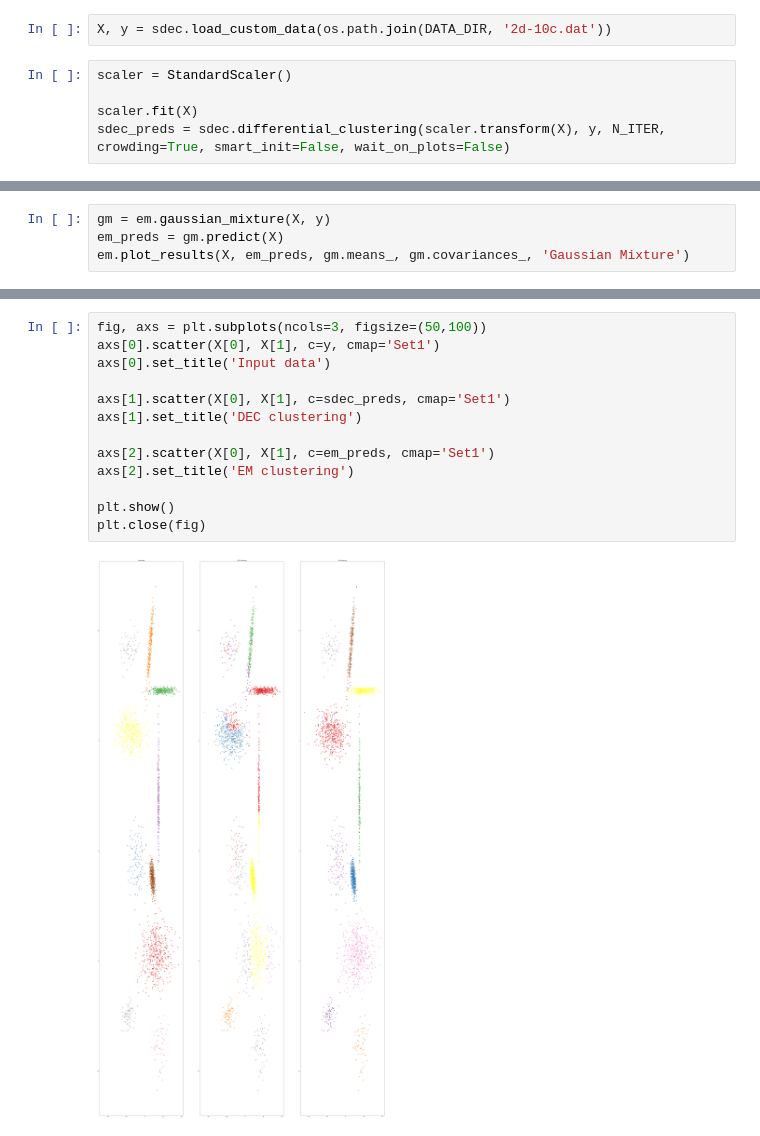
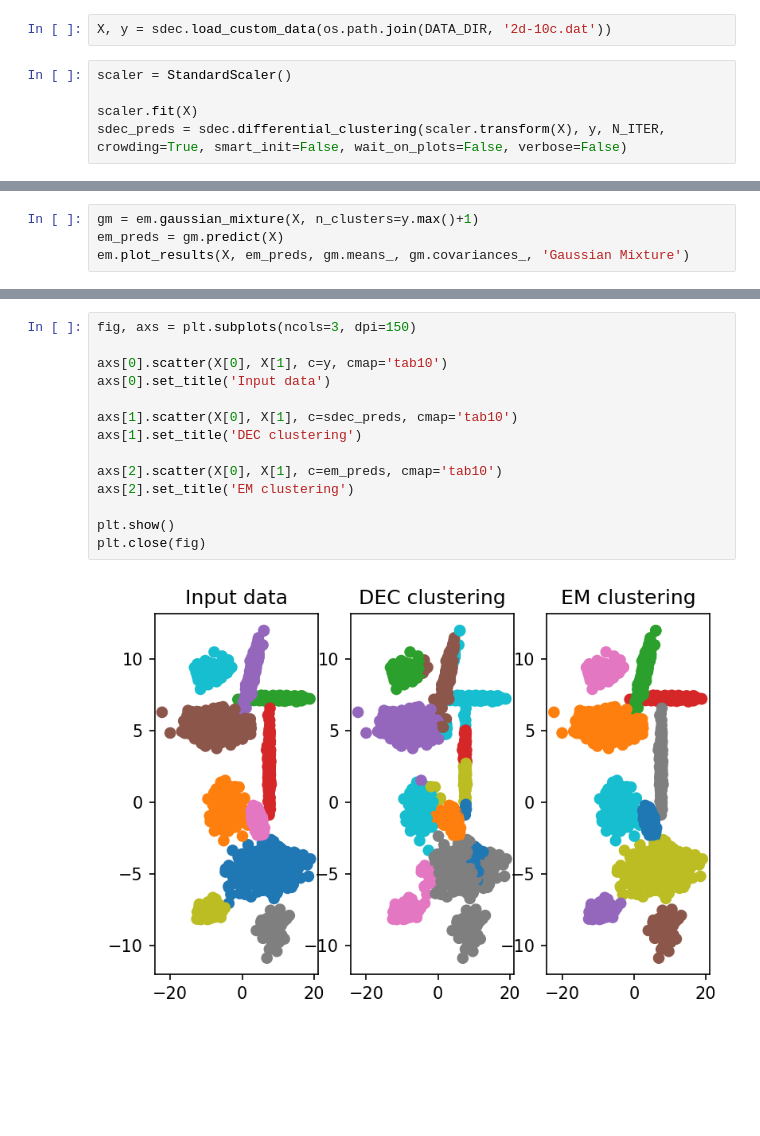
Before and after one commit to snistor1/BDA-DEC, a Jupyter notebook: Comparative analysis.ipynb, the cells around one changed output, grey strips where cells are left out. Saved outputs shown, nothing was run; the diff lists cells and outputs as text; blank space fills up the shorter version.

Commit message:
fix plot colors in comparative analysis notebook

```diff
--- a/Comparative analysis.ipynb
+++ b/Comparative analysis.ipynb
@@ -18,5 +18,5 @@ X, y = sdec.load_custom_data(os.path.join(DATA_DIR, '2d-10c.dat'))
 scaler = StandardScaler()
 
 scaler.fit(X)
-sdec_preds = sdec.differential_clustering(scaler.transform(X), y, N_ITER, crowding=True, smart_init=False, wait_on_plots=False)
+sdec_preds = sdec.differential_clustering(scaler.transform(X), y, N_ITER, crowding=True, smart_init=False, wait_on_plots=False, verbose=False)
 # %% [output]
@@ -43,5 +26,5 @@ ARI: 0.5860495299909788
 # %%
-gm = em.gaussian_mixture(X, y)
+gm = em.gaussian_mixture(X, n_clusters=y.max()+1)
 em_preds = gm.predict(X)
 em.plot_results(X, em_preds, gm.means_, gm.covariances_, 'Gaussian Mixture')
 # %% [output]
@@ -66,15 +49,16 @@ ARI - DEC: 0.7116927108256301
 # %%
-fig, axs = plt.subplots(ncols=3, figsize=(50,100))
-axs[0].scatter(X[0], X[1], c=y, cmap='Set1')
+fig, axs = plt.subplots(ncols=3, dpi=150)
+
+axs[0].scatter(X[0], X[1], c=y, cmap='tab10')
 axs[0].set_title('Input data')
 
-axs[1].scatter(X[0], X[1], c=sdec_preds, cmap='Set1')
+axs[1].scatter(X[0], X[1], c=sdec_preds, cmap='tab10')
 axs[1].set_title('DEC clustering')
 
-axs[2].scatter(X[0], X[1], c=em_preds, cmap='Set1')
+axs[2].scatter(X[0], X[1], c=em_preds, cmap='tab10')
 axs[2].set_title('EM clustering')
 
 plt.show()
 plt.close(fig)
 # %% [output]
-[figure, old version]
+[figure, new version]
```
Also changed, not shown: parts of 3 cells of this notebook, 1 other file.
